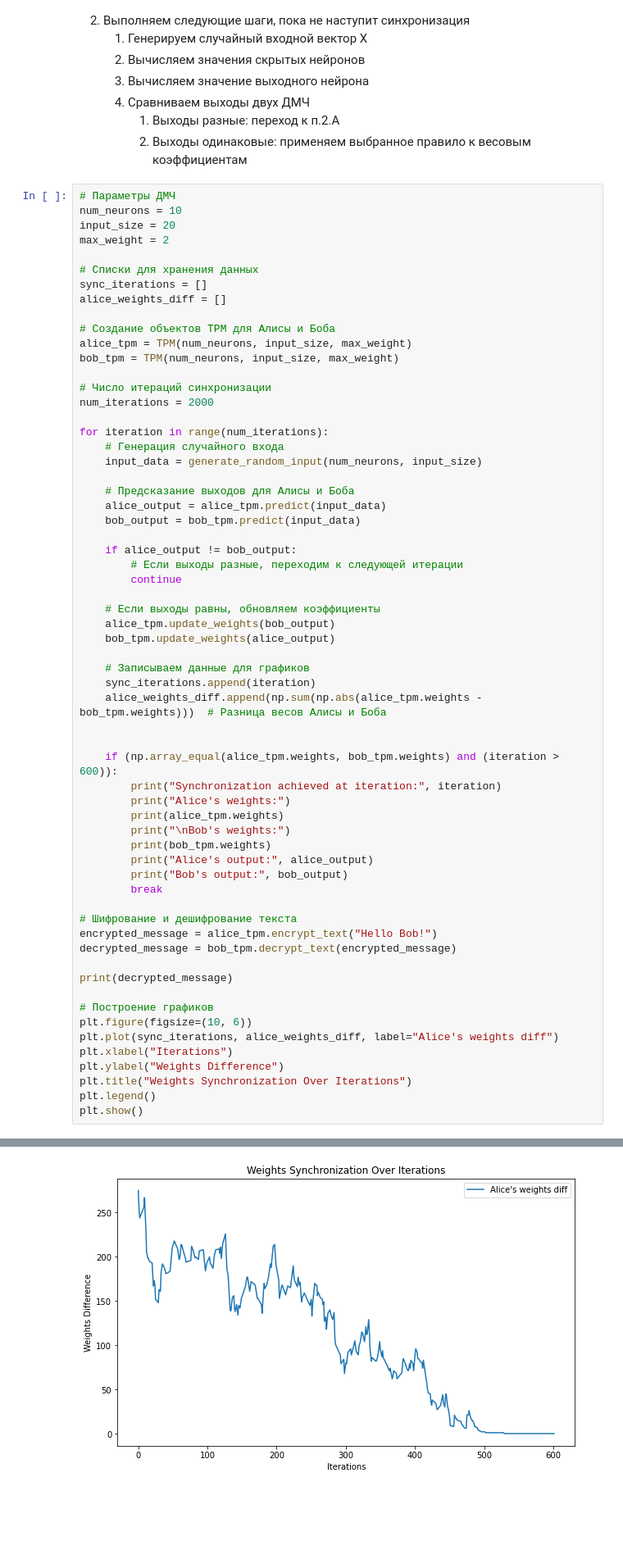
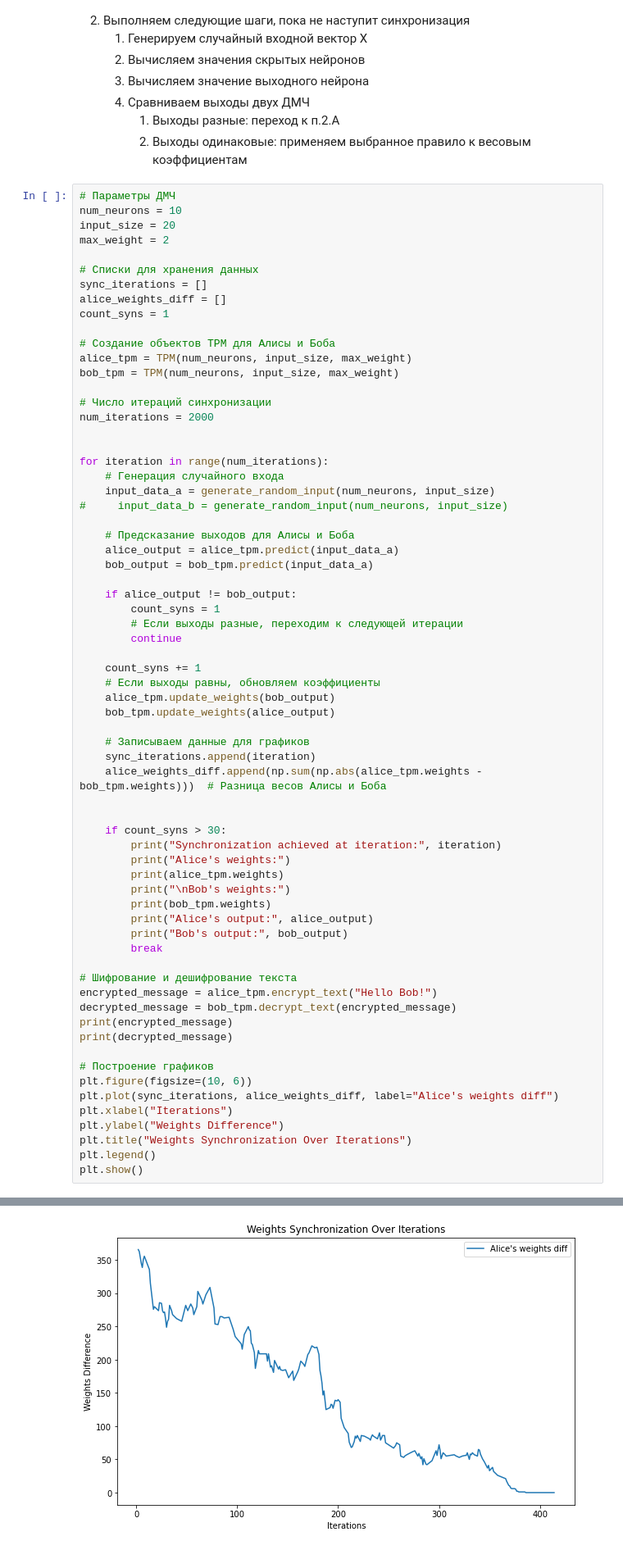
Before and after one commit to TimmmofeyD/AI_mirea, a Jupyter notebook: tmp/TPM.ipynb, the cells around one changed output, grey strips where cells are left out. Shown: that part at 82% size. Cells and saved outputs as stored; diff of their text form; blank space fills up the shorter version.

```diff
--- a/tmp/TPM.ipynb
+++ b/tmp/TPM.ipynb
@@ -149,6 +149,7 @@ max_weight = 2
 # Списки для хранения данных
 sync_iterations = []
 alice_weights_diff = []
+count_syns = 1
 
 # Создание объектов TPM для Алисы и Боба
 alice_tpm = TPM(num_neurons, input_size, max_weight)
@@ -157,18 +158,22 @@ bob_tpm = TPM(num_neurons, input_size, max_weight)
 # Число итераций синхронизации
 num_iterations = 2000
 
+
 for iteration in range(num_iterations):
     # Генерация случайного входа
-    input_data = generate_random_input(num_neurons, input_size)
+    input_data_a = generate_random_input(num_neurons, input_size)
+#     input_data_b = generate_random_input(num_neurons, input_size)
 
     # Предсказание выходов для Алисы и Боба
-    alice_output = alice_tpm.predict(input_data)
-    bob_output = bob_tpm.predict(input_data)
+    alice_output = alice_tpm.predict(input_data_a)
+    bob_output = bob_tpm.predict(input_data_a)
 
     if alice_output != bob_output:
+        count_syns = 1
         # Если выходы разные, переходим к следующей итерации
         continue
 
+    count_syns += 1
     # Если выходы равны, обновляем коэффициенты
     alice_tpm.update_weights(bob_output)
     bob_tpm.update_weights(alice_output)
@@ -178,7 +183,7 @@ for iteration in range(num_iterations):
     alice_weights_diff.append(np.sum(np.abs(alice_tpm.weights - bob_tpm.weights)))  # Разница весов Алисы и Боба
 
 
-    if (np.array_equal(alice_tpm.weights, bob_tpm.weights) and (iteration > 600)):
+    if count_syns > 30:
         print("Synchronization achieved at iteration:", iteration)
         print("Alice's weights:")
         print(alice_tpm.weights)
@@ -191,7 +196,7 @@ for iteration in range(num_iterations):
 # Шифрование и дешифрование текста
 encrypted_message = alice_tpm.encrypt_text("Hello Bob!")
 decrypted_message = bob_tpm.decrypt_text(encrypted_message)
-
+print(encrypted_message)
 print(decrypted_message)
 
 # Построение графиков
@@ -222,5 +227,5 @@ Bob's output: -1
 Hello Bob!
-[figure, old version]
+[figure, new version]
 # %% [markdown]
 Достигнув однажды синхронизации, веса ДМЧ будут одинаковы, значит и выходы обеих ДМЧ и выходы их нейронов будут одинаковы, а значит веса будут изменяться одинаково (т.к. изменяются веса только при совпадении выходов ДМЧ и только у тех нейронов, выход которых совпадает с выходом ДМЧ, а они одинаковы у обеих ДМЧ). После полной синхронизации (веса wij обоих ДМЧ одинаковые), А и Б могут использовать веса в качестве ключа.
 # %% [markdown]
```
Also changed, not shown: parts of 3 cells of this notebook, 1 other file.
